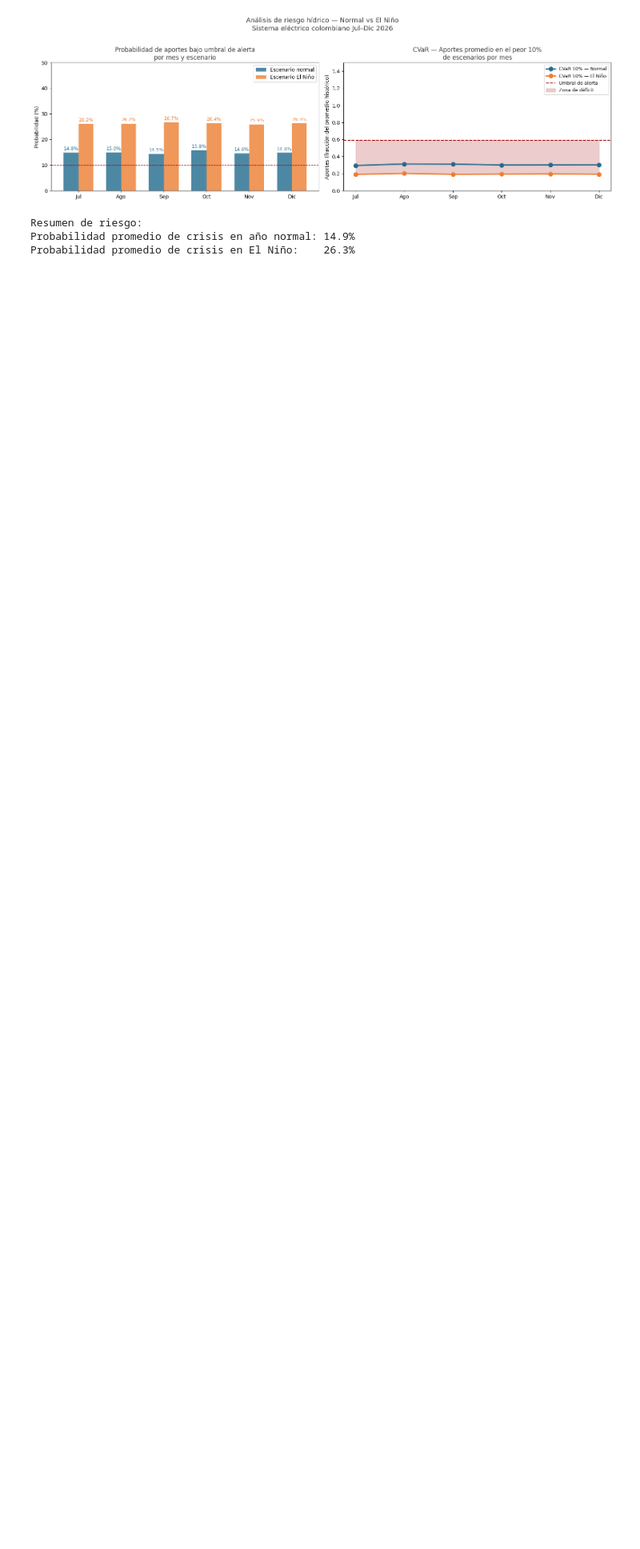
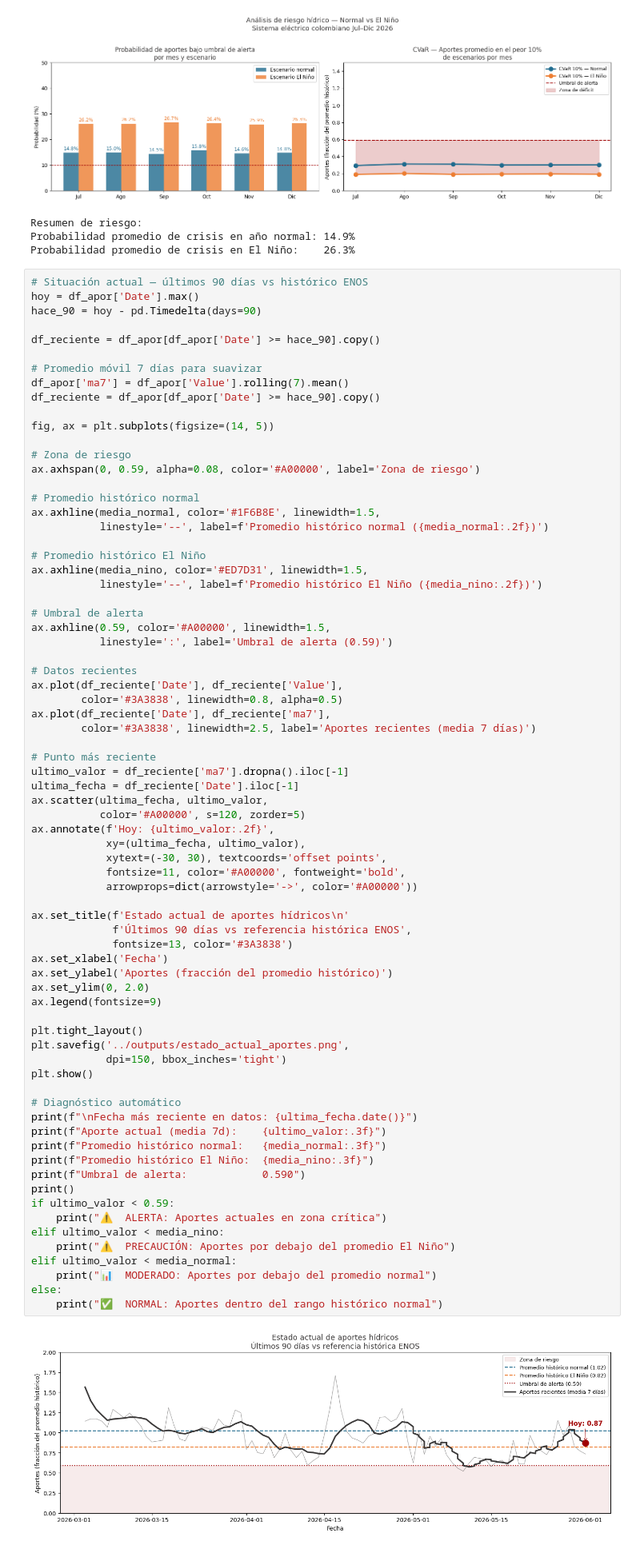
Before and after one commit to fredypaeze/modelo-enos-minenergia, a Jupyter notebook: notebooks/01_exploracion_datos.ipynb, the cells around one changed output. Shown at 80% size. Drawn from its saved outputs; the diff is of its cells as text; blank space fills up the shorter version.

```diff
--- a/notebooks/01_exploracion_datos.ipynb
+++ b/notebooks/01_exploracion_datos.ipynb
@@ -330,3 +330,78 @@ print(f"Probabilidad promedio de crisis en El Niño:    {prob_critico_nino.mean(
 Resumen de riesgo:
 Probabilidad promedio de crisis en año normal: 14.9%
 Probabilidad promedio de crisis en El Niño:    26.3%
+# %%
+# Situación actual — últimos 90 días vs histórico ENOS
+hoy = df_apor['Date'].max()
+hace_90 = hoy - pd.Timedelta(days=90)
+
+df_reciente = df_apor[df_apor['Date'] >= hace_90].copy()
+
+# Promedio móvil 7 días para suavizar
+df_apor['ma7'] = df_apor['Value'].rolling(7).mean()
+df_reciente = df_apor[df_apor['Date'] >= hace_90].copy()
+
+fig, ax = plt.subplots(figsize=(14, 5))
+
+# Zona de riesgo
+ax.axhspan(0, 0.59, alpha=0.08, color='#A00000', label='Zona de riesgo')
+
+# Promedio histórico normal
+ax.axhline(media_normal, color='#1F6B8E', linewidth=1.5,
+           linestyle='--', label=f'Promedio histórico normal ({media_normal:.2f})')
+
+# Promedio histórico El Niño
+ax.axhline(media_nino, color='#ED7D31', linewidth=1.5,
+           linestyle='--', label=f'Promedio histórico El Niño ({media_nino:.2f})')
+
+# Umbral de alerta
+ax.axhline(0.59, color='#A00000', linewidth=1.5,
+           linestyle=':', label='Umbral de alerta (0.59)')
+
+# Datos recientes
+ax.plot(df_reciente['Date'], df_reciente['Value'],
+        color='#3A3838', linewidth=0.8, alpha=0.5)
+ax.plot(df_reciente['Date'], df_reciente['ma7'],
+        color='#3A3838', linewidth=2.5, label='Aportes recientes (media 7 días)')
+
+# Punto más reciente
+ultimo_valor = df_reciente['ma7'].dropna().iloc[-1]
+ultima_fecha = df_reciente['Date'].iloc[-1]
+ax.scatter(ultima_fecha, ultimo_valor,
+           color='#A00000', s=120, zorder=5)
+ax.annotate(f'Hoy: {ultimo_valor:.2f}',
+            xy=(ultima_fecha, ultimo_valor),
+            xytext=(-30, 30), textcoords='offset points',
+            fontsize=11, color='#A00000', fontweight='bold',
+            arrowprops=dict(arrowstyle='->', color='#A00000'))
+
+ax.set_title(f'Estado actual de aportes hídricos\n'
+             f'Últimos 90 días vs referencia histórica ENOS',
+             fontsize=13, color='#3A3838')
+ax.set_xlabel('Fecha')
+ax.set_ylabel('Aportes (fracción del promedio histórico)')
+ax.set_ylim(0, 2.0)
+ax.legend(fontsize=9)
+
+plt.tight_layout()
+plt.savefig('../outputs/estado_actual_aportes.png',
+            dpi=150, bbox_inches='tight')
+plt.show()
+
+# Diagnóstico automático
+print(f"\nFecha más reciente en datos: {ultima_fecha.date()}")
+print(f"Aporte actual (media 7d):    {ultimo_valor:.3f}")
+print(f"Promedio histórico normal:   {media_normal:.3f}")
+print(f"Promedio histórico El Niño:  {media_nino:.3f}")
+print(f"Umbral de alerta:            0.590")
+print()
+if ultimo_valor < 0.59:
+    print("⚠️  ALERTA: Aportes actuales en zona crítica")
+elif ultimo_valor < media_nino:
+    print("⚠️  PRECAUCIÓN: Aportes por debajo del promedio El Niño")
+elif ultimo_valor < media_normal:
+    print("📊  MODERADO: Aportes por debajo del promedio normal")
+else:
+    print("✅  NORMAL: Aportes dentro del rango histórico normal")
+# %% [output]
+[figure, added]
```
Also changed, not shown: parts of 2 cells of this notebook, 9 other files.
